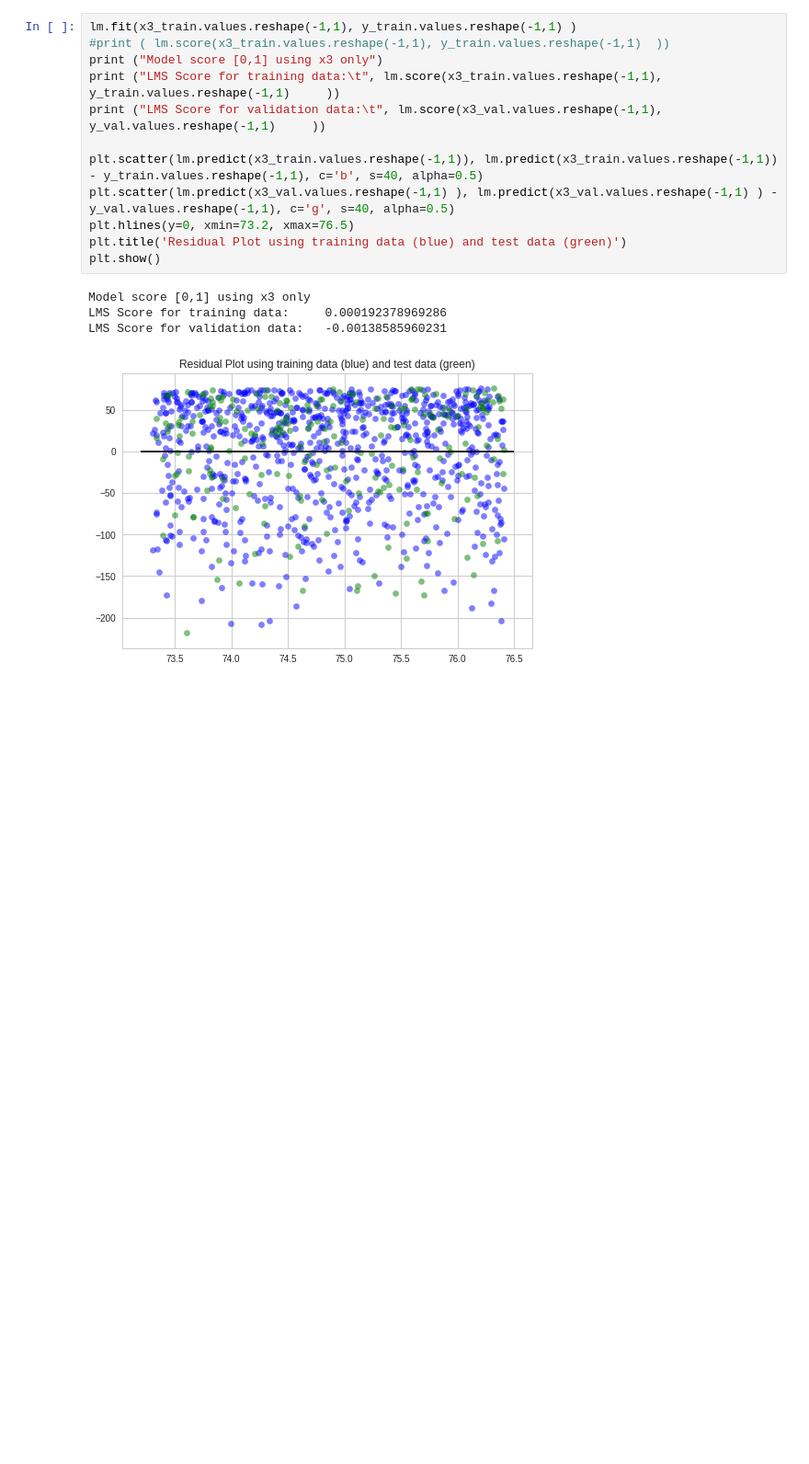
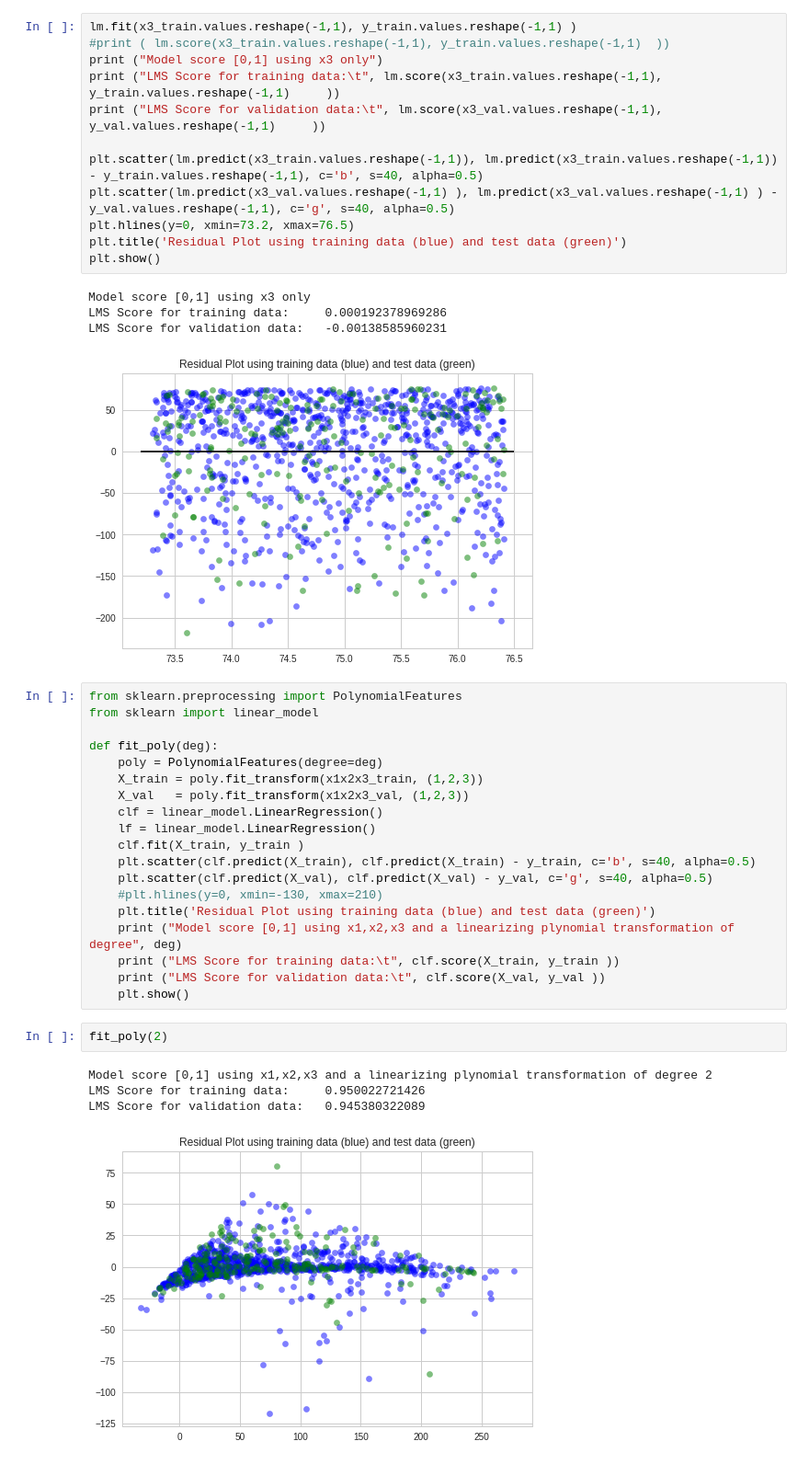
Before and after one commit to perthi/deep-learning, a Jupyter notebook: may.12th.ipynb, the cells around one changed output. Shown at 92% size. Cells and saved outputs as stored; diff of their text form; blank space fills up the shorter version.

```diff
--- a/may.12th.ipynb
+++ b/may.12th.ipynb
@@ -283,3 +283,29 @@ Model score [0,1] using x3 only
 LMS Score for training data:     0.000192378969286
 LMS Score for validation data:   -0.00138585960231
 [figure]
+# %%
+from sklearn.preprocessing import PolynomialFeatures
+from sklearn import linear_model
+
+def fit_poly(deg):
+    poly = PolynomialFeatures(degree=deg)
+    X_train = poly.fit_transform(x1x2x3_train, (1,2,3))
+    X_val   = poly.fit_transform(x1x2x3_val, (1,2,3))
+    clf = linear_model.LinearRegression()
+    lf = linear_model.LinearRegression()
+    clf.fit(X_train, y_train )
+    plt.scatter(clf.predict(X_train), clf.predict(X_train) - y_train, c='b', s=40, alpha=0.5)
+    plt.scatter(clf.predict(X_val), clf.predict(X_val) - y_val, c='g', s=40, alpha=0.5)
+    #plt.hlines(y=0, xmin=-130, xmax=210)
+    plt.title('Residual Plot using training data (blue) and test data (green)')
+    print ("Model score [0,1] using x1,x2,x3 and a linearizing plynomial transformation of degree", deg)
+    print ("LMS Score for training data:\t", clf.score(X_train, y_train ))
+    print ("LMS Score for validation data:\t", clf.score(X_val, y_val ))
+    plt.show()
+# %%
+fit_poly(2)
+# %% [output]
+Model score [0,1] using x1,x2,x3 and a linearizing plynomial transformation of degree 2
+LMS Score for training data:     0.950022721426
+LMS Score for validation data:   0.945380322089
+[figure, added]
```
Also changed, not shown: parts of 13 cells of this notebook.
